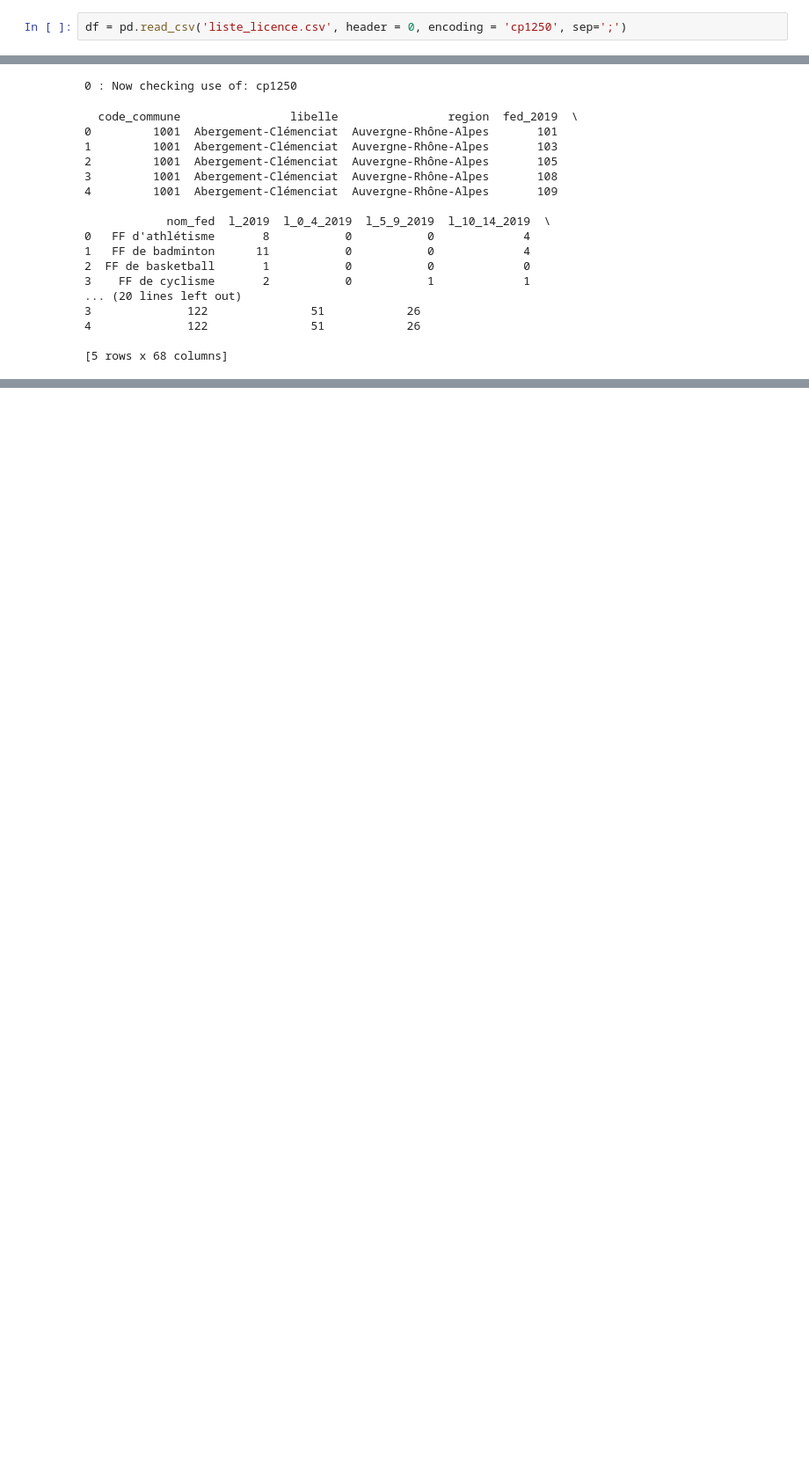
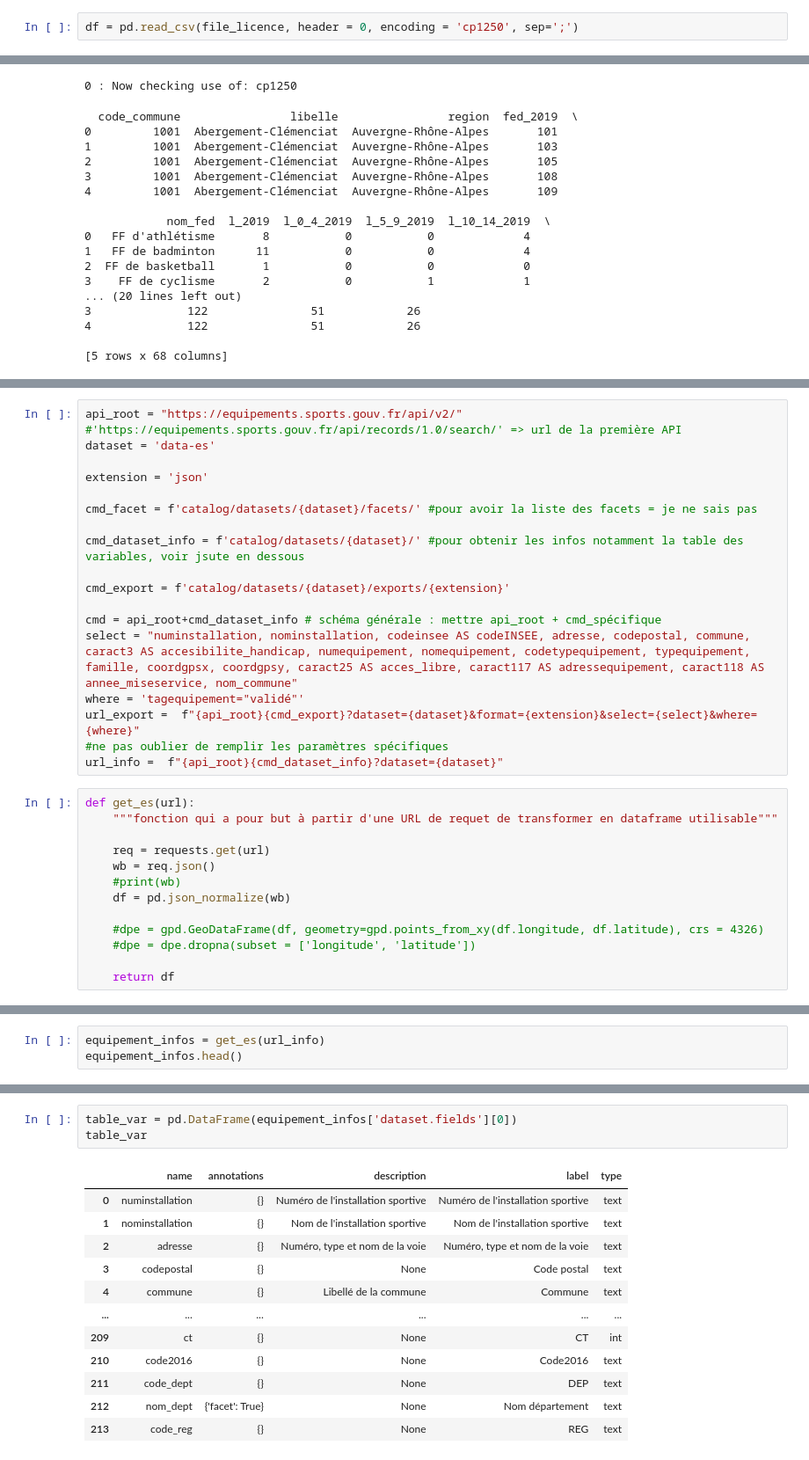
Before and after one commit to LeoMaurice/SportsParticipationEconomicGeographic, a Jupyter notebook: download.ipynb, the cells around one changed output, grey strips where cells are left out. Shown at 88% size. Drawn from its saved outputs; the diff is of its cells as text; blank space fills up the shorter version.

Commit message:
Téléchargement de la base des équipements sportifs : fait

```diff
--- a/download.ipynb
+++ b/download.ipynb
@@ -37,5 +24,5 @@ else:
 # %%
-df = pd.read_csv('liste_licence.csv', header = 0, encoding = 'cp1250', sep=';')
+df = pd.read_csv(file_licence, header = 0, encoding = 'cp1250', sep=';')
 # %%
 df.head()
 # %% [output]
@@ -93,0 +108,32 @@ for x in range(len(codecs)):
+# %%
+api_root = "https://equipements.sports.gouv.fr/api/v2/"
+#'https://equipements.sports.gouv.fr/api/records/1.0/search/' => url de la première API
+dataset = 'data-es'
+
+extension = 'json'
+
+cmd_facet = f'catalog/datasets/{dataset}/facets/' #pour avoir la liste des facets = je ne sais pas
+
+cmd_dataset_info = f'catalog/datasets/{dataset}/' #pour obtenir les infos notamment la table des variables, voir jsute en dessous
+
+cmd_export = f'catalog/datasets/{dataset}/exports/{extension}'
+
+cmd = api_root+cmd_dataset_info # schéma générale : mettre api_root + cmd_spécifique
+select = "numinstallation, nominstallation, codeinsee AS codeINSEE, adresse, codepostal, commune, caract3 AS accesibilite_handicap, numequipement, nomequipement, codetypequipement, typequipement, famille, coordgpsx, coordgpsy, caract25 AS acces_libre, caract117 AS adressequipement, caract118 AS annee_miseservice, nom_commune"
+where = 'tagequipement="validé"'
+url_export =  f"{api_root}{cmd_export}?dataset={dataset}&format={extension}&select={select}&where={where}"
+#ne pas oublier de remplir les paramètres spécifiques
+url_info =  f"{api_root}{cmd_dataset_info}?dataset={dataset}"
+# %%
+def get_es(url):
+    """fonction qui a pour but à partir d'une URL de requet de transformer en dataframe utilisable"""
+
+    req = requests.get(url)
+    wb = req.json()
+    #print(wb)
+    df = pd.json_normalize(wb)
+
+    #dpe = gpd.GeoDataFrame(df, geometry=gpd.points_from_xy(df.longitude, df.latitude), crs = 4326)
+    #dpe = dpe.dropna(subset = ['longitude', 'latitude'])
+
+    return df
@@ -93,0 +142,3 @@ for x in range(len(codecs)):
+# %%
+equipement_infos = get_es(url_info)
+equipement_infos.head()
@@ -93,0 +149,16 @@ for x in range(len(codecs)):
+# %%
+table_var = pd.DataFrame(equipement_infos['dataset.fields'][0])
+table_var
+# %% [output]
+|  | name | annotations | description | label | type |
+| 0 | numinstallation | {} | Numéro de l'installation sportive | Numéro de l'installation sportive | text |
+| 1 | nominstallation | {} | Nom de l'installation sportive | Nom de l'installation sportive | text |
+| 2 | adresse | {} | Numéro, type et nom de la voie | Numéro, type et nom de la voie | text |
+| 3 | codepostal | {} | None | Code postal | text |
+| 4 | commune | {} | Libellé de la commune | Commune | text |
+| ... | ... | ... | ... | ... | ... |
+| 209 | ct | {} | None | CT | int |
+| 210 | code2016 | {} | None | Code2016 | text |
+| 211 | code_dept | {} | None | DEP | text |
+| 212 | nom_dept | {'facet': True} | None | Nom département | text |
+| 213 | code_reg | {} | None | REG | text |
```
Also changed, not shown: parts of 23 cells of this notebook.
